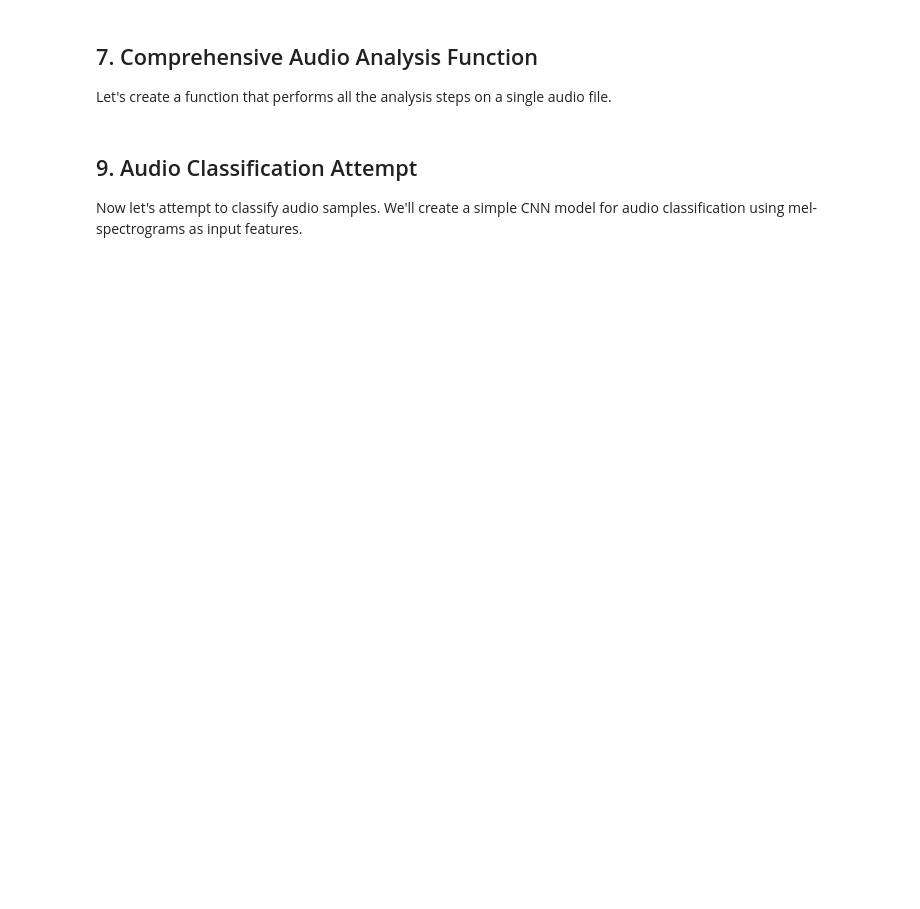
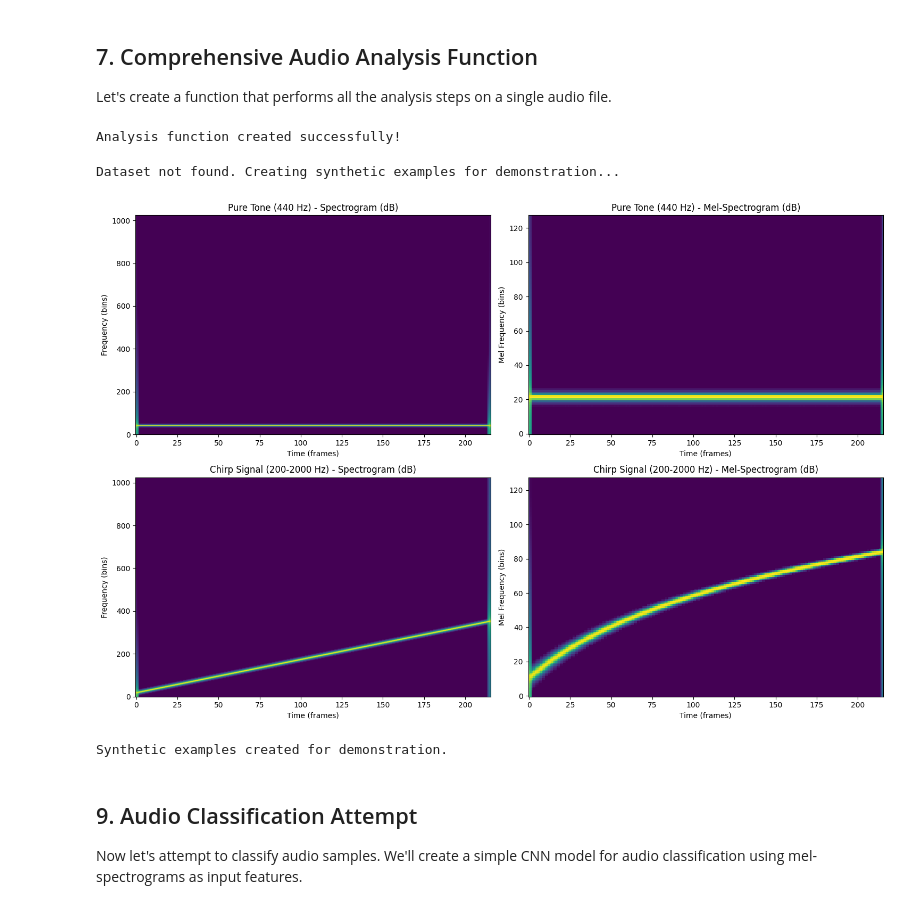
Before and after one commit to Hadar-Lavsky/PytorchFundementals, a Jupyter notebook: tutorials/exe7cursor.ipynb, the cells around one changed output. Drawn from its saved outputs; the diff is of its cells as text; code cells hidden in the pictures; blank space fills up the shorter version.

```diff
--- a/tutorials/exe7cursor.ipynb
+++ b/tutorials/exe7cursor.ipynb
@@ -47,9 +52,20 @@ DATA_DIR.mkdir(parents=True, exist_ok=True)
 # or provide instructions for manual download
 # You can download ESC-50 from: https://github.com/karolpiczak/ESC-50
 
+
+
+url = "https://github.com/karolpiczak/ESC-50/archive/master.zip"
+filename = "esc50.zip"
+
+# הורדה
+print("Downloading...")
+r = requests.get(url)
+with open(filename, 'wb') as f:
+    f.write(r.content)
+
+# חילוץ
+print("Extracting...")
+with zipfile.ZipFile(filename, 'r') as zip_ref:
+    zip_ref.extractall("esc50_data")
+
 print(f"Data directory: {DATA_DIR.absolute()}")
-print("\nTo download ESC-50 dataset:")
-print("1. Visit: https://github.com/karolpiczak/ESC-50")
-print("2. Download the repository")
-print("3. Extract it to the 'data' folder")
-print("4. The structure should be: data/ESC-50-master/audio/")
@@ -435,9 +491,14 @@ def analyze_audio_file(file_path, title="Audio Analysis"):
     }
 
 print("Analysis function created successfully!")
+# %% [output]
+Analysis function created successfully!
 # %%
 # Analyze multiple samples if dataset is available
-audio_dir = DATA_DIR / "ESC-50-master" / "audio"
+
+base_path = Path("esc50_data/ESC-50-master-audio")
+audio_dir = base_path / "meta" / "esc50.csv"
+
 if audio_dir.exists():
     audio_files = list(audio_dir.glob("*.wav"))
 
@@ -474,33 +535,37 @@ else:
     # Example 1: Pure tone
     spec1_db = power_to_db(spec1)
     axes[0, 0].imshow(spec1_db.squeeze().numpy(), aspect='auto', origin='lower', cmap='viridis')
     axes[0, 0].set_title('Pure Tone (440 Hz) - Spectrogram (dB)')
     axes[0, 0].set_xlabel('Time (frames)')
     axes[0, 0].set_ylabel('Frequency (bins)')
 
     mel_spec1_db = power_to_db(mel_spec1)
     axes[0, 1].imshow(mel_spec1_db.squeeze().numpy(), aspect='auto', origin='lower', cmap='viridis')
     axes[0, 1].set_title('Pure Tone (440 Hz) - Mel-Spectrogram (dB)')
     axes[0, 1].set_xlabel('Time (frames)')
     axes[0, 1].set_ylabel('Mel Frequency (bins)')
 
     # Example 2: Chirp
     spec2_db = power_to_db(spec2)
     axes[1, 0].imshow(spec2_db.squeeze().numpy(), aspect='auto', origin='lower', cmap='viridis')
     axes[1, 0].set_title('Chirp Signal (200-2000 Hz) - Spectrogram (dB)')
     axes[1, 0].set_xlabel('Time (frames)')
     axes[1, 0].set_ylabel('Frequency (bins)')
 
     mel_spec2_db = power_to_db(mel_spec2)
     axes[1, 1].imshow(mel_spec2_db.squeeze().numpy(), aspect='auto', origin='lower', cmap='viridis')
     axes[1, 1].set_title('Chirp Signal (200-2000 Hz) - Mel-Spectrogram (dB)')
     axes[1, 1].set_xlabel('Time (frames)')
     axes[1, 1].set_ylabel('Mel Frequency (bins)')
 
     plt.tight_layout()
     plt.show()
 
     print("Synthetic examples created for demonstration.")
+# %% [output]
+Dataset not found. Creating synthetic examples for demonstration...
+[figure, added]
+Synthetic examples created for demonstration.
 # %% [markdown]
 ## 9. Audio Classification Attempt
 
```
Also changed, not shown: parts of 14 cells of this notebook.
